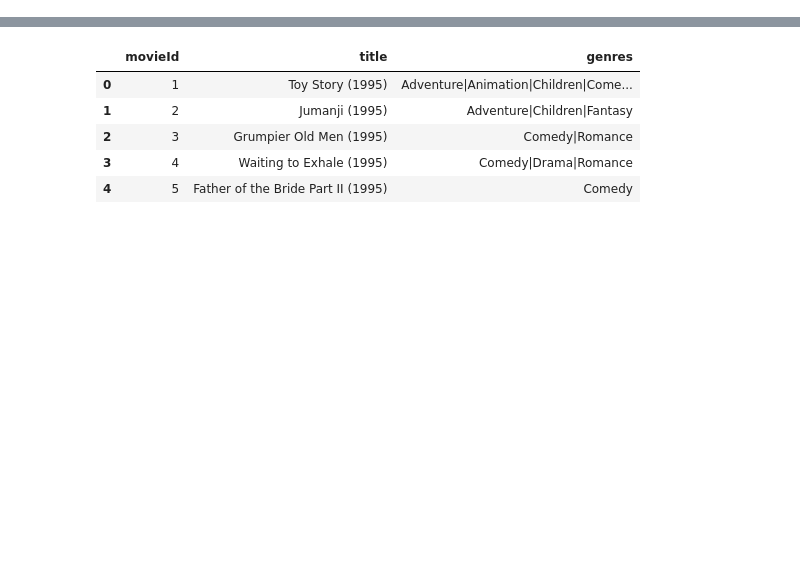
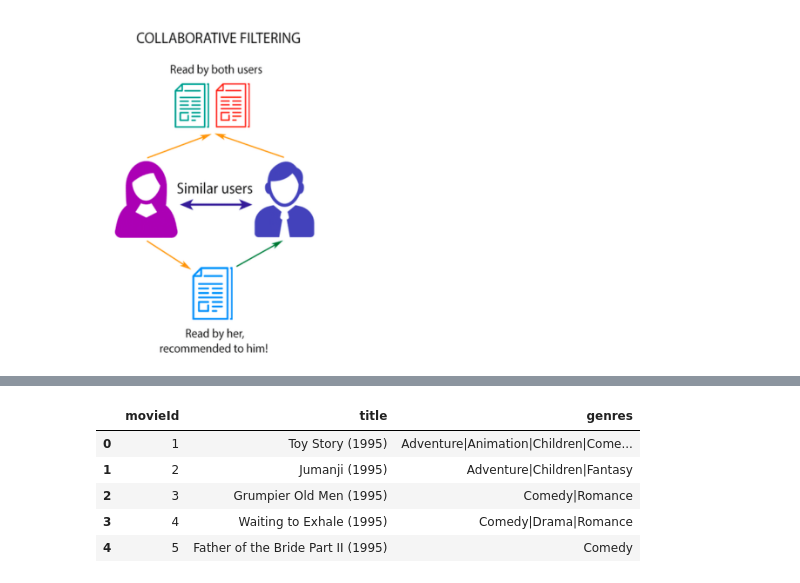
Before and after one commit to Abhinav7272/movie-recommentation-system-, a Jupyter notebook: mrs.ipynb, the cells around one changed output, grey strips where cells are left out. Cells and saved outputs as stored; diff of their text form; code cells hidden in the pictures; blank space fills up the shorter version.

```diff
--- a/mrs.ipynb
+++ b/mrs.ipynb
@@ -0,0 +47,5 @@
+# %%
+from IPython.display import Image
+Image(filename='colloborative.png',width=250, height=100)
+# %% [output]
+[figure, added]
```
Also changed, not shown: parts of 77 cells of this notebook, 7 other files.
